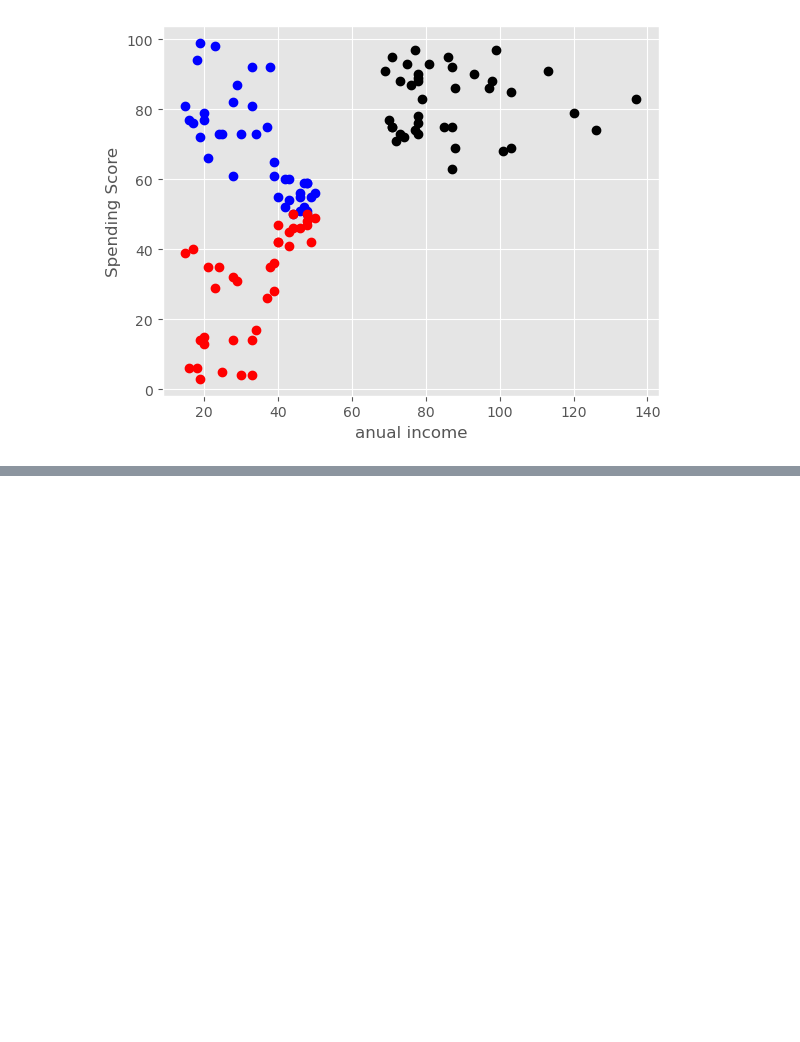
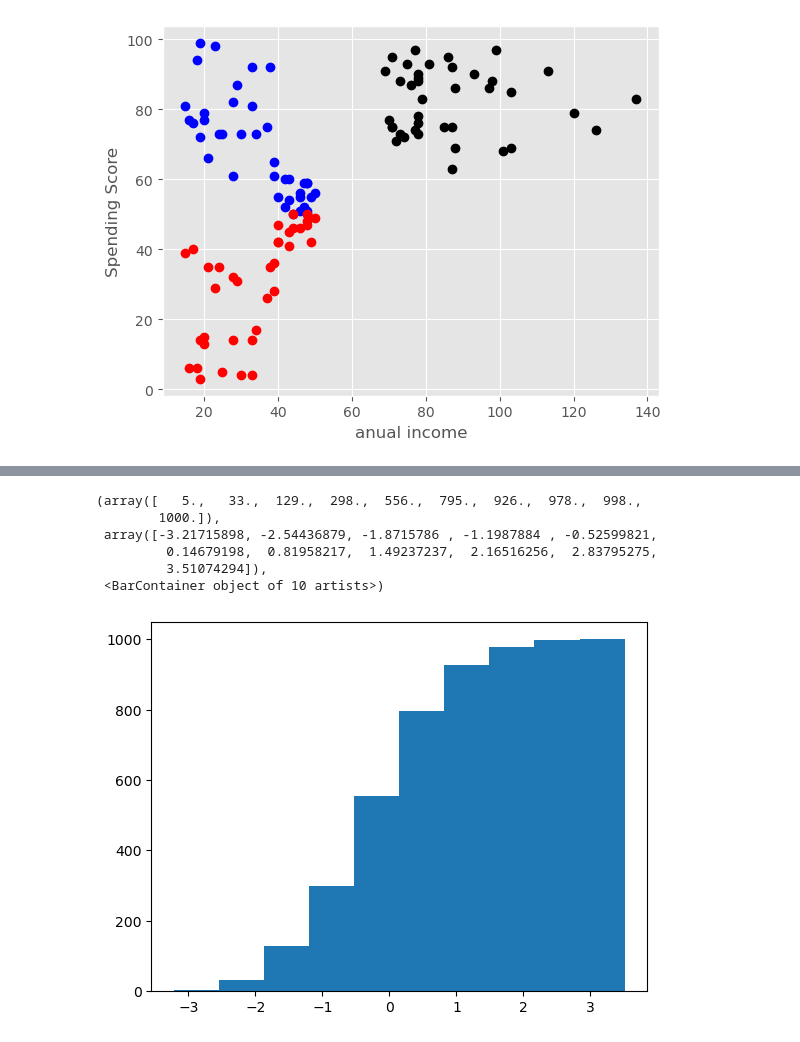
Before and after one commit to basavbamrah/training-sem-7, a Jupyter notebook: basics_5_matplt.ipynb, the cells around one changed output, grey strips where cells are left out. Saved outputs shown, nothing was run; the diff lists cells and outputs as text; code cells hidden in the pictures; blank space fills up the shorter version.

```diff
--- a/basics_5_matplt.ipynb
+++ b/basics_5_matplt.ipynb
@@ -326,0 +376,10 @@ Text(0, 0.5, 'Spending Score')
+# %%
+plt.hist(arr,cumulative=True)
+# %% [output]
+(array([   5.,   33.,  129.,  298.,  556.,  795.,  926.,  978.,  998.,
+        1000.]),
+ array([-3.21715898, -2.54436879, -1.8715786 , -1.1987884 , -0.52599821,
+         0.14679198,  0.81958217,  1.49237237,  2.16516256,  2.83795275,
+         3.51074294]),
+ <BarContainer object of 10 artists>)
+[figure, added]
```
Also changed, not shown: parts of 3 cells of this notebook, 1 other file.
